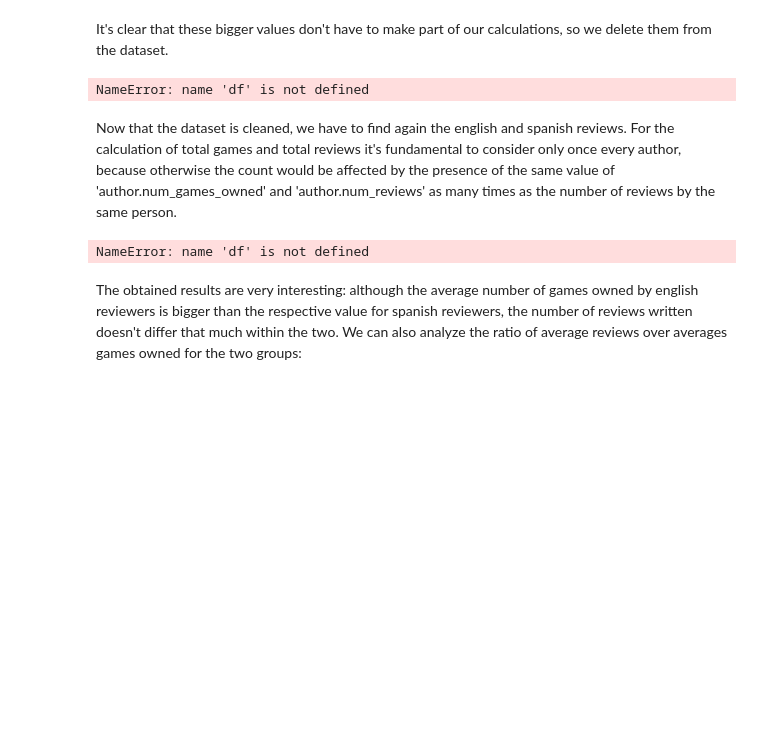
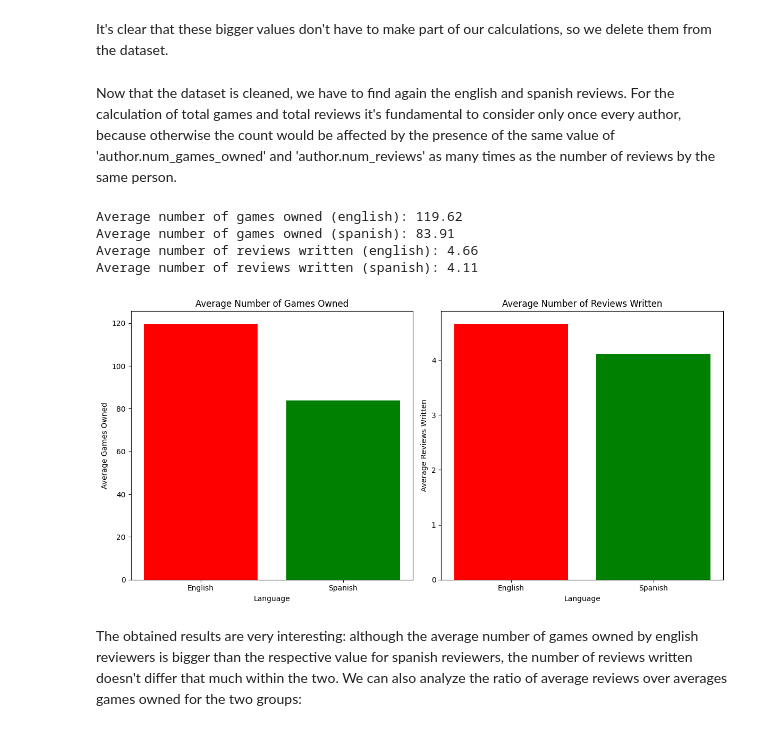
Before and after one commit to zimmy11/ADM-HW2, a Jupyter notebook: main.ipynb, the cells around one changed output. Cells and saved outputs as stored; diff of their text form; code cells hidden in the pictures; blank space fills up the shorter version.

```diff
--- a/main.ipynb
+++ b/main.ipynb
@@ -986,15 +1017,13 @@ It's clear that these bigger values don't have to make part of our calculations,
 # %%
 val_g=[4398046511619, 4398046511316, 4398046511179, 4398046511170, 4398046511151]
 val_r=[4398046511108, 4398046511105]
-df = df[~df['author.num_games_owned'].isin(val_g)]
-df = df[~df['author.num_reviews'].isin(val_r)]
+filtered_df = df[~df['author.num_games_owned'].isin(val_g)]
+filtered_df = df[~df['author.num_reviews'].isin(val_r)]
-# %% [output]
-NameError: name 'df' is not defined
 # %% [markdown]
 Now that the dataset is cleaned, we have to find again the english and spanish reviews. For the calculation of total games and total reviews it's fundamental to consider only once every author, because otherwise the count would be affected by the presence of the same value of 'author.num_games_owned' and 'author.num_reviews' as many times as the number of reviews by the same person.
 # %%
-english_reviews = df[df['language'] == 'english']
-spanish_reviews = df[df['language'] == 'spanish']
+english_reviews = filtered_df[filtered_df['language'] == 'english']
+spanish_reviews = filtered_df[filtered_df['language'] == 'spanish']
 unique_english_reviews = english_reviews.drop_duplicates(subset='author.steamid')
 unique_spanish_reviews = spanish_reviews.drop_duplicates(subset='author.steamid')
 unique_english_total=len(unique_english_reviews)
@@ -1016,7 +1045,35 @@ print(f"Average number of games owned (spanish): {spanish_avg_games:.2f}")
 print(f"Average number of reviews written (english): {english_avg_reviews_written:.2f}")
 print(f"Average number of reviews written (spanish): {spanish_avg_reviews_written:.2f}")
 # %% [output]
-NameError: name 'df' is not defined
+Average number of games owned (english): 119.62
+Average number of games owned (spanish): 83.91
+Average number of reviews written (english): 4.66
+Average number of reviews written (spanish): 4.11
+# %%
+
+languages = ['English', 'Spanish']
+avg_games = [english_avg_games, spanish_avg_games]
+avg_reviews_written = [english_avg_reviews_written, spanish_avg_reviews_written]
+
+plt.figure(figsize=(12, 6))
+# Average Games Owned Bar Plot
+plt.subplot(1, 2, 1)
+plt.bar(languages, avg_games, color=['red', 'green'])
+plt.title('Average Number of Games Owned')
+plt.xlabel('Language')
+plt.ylabel('Average Games Owned')
+
+# Average Reviews Bar Plot
+plt.subplot(1, 2, 2)
+plt.bar(languages, avg_reviews_written, color=['red', 'green'])
+plt.title('Average Number of Reviews Written')
+plt.xlabel('Language')
+plt.ylabel('Average Reviews Written')
+
+plt.tight_layout()
+plt.show()
+# %% [output]
+[figure, added]
 # %% [markdown]
 The obtained results are very interesting: although the average number of games owned by english reviewers is bigger than the respective value for spanish reviewers, the number of reviews written doesn't differ that much within the two. We can also analyze the ratio of average reviews over averages games owned for the two groups:
 # %%
```
Also changed, not shown: parts of 31 cells of this notebook, 2 other files.
